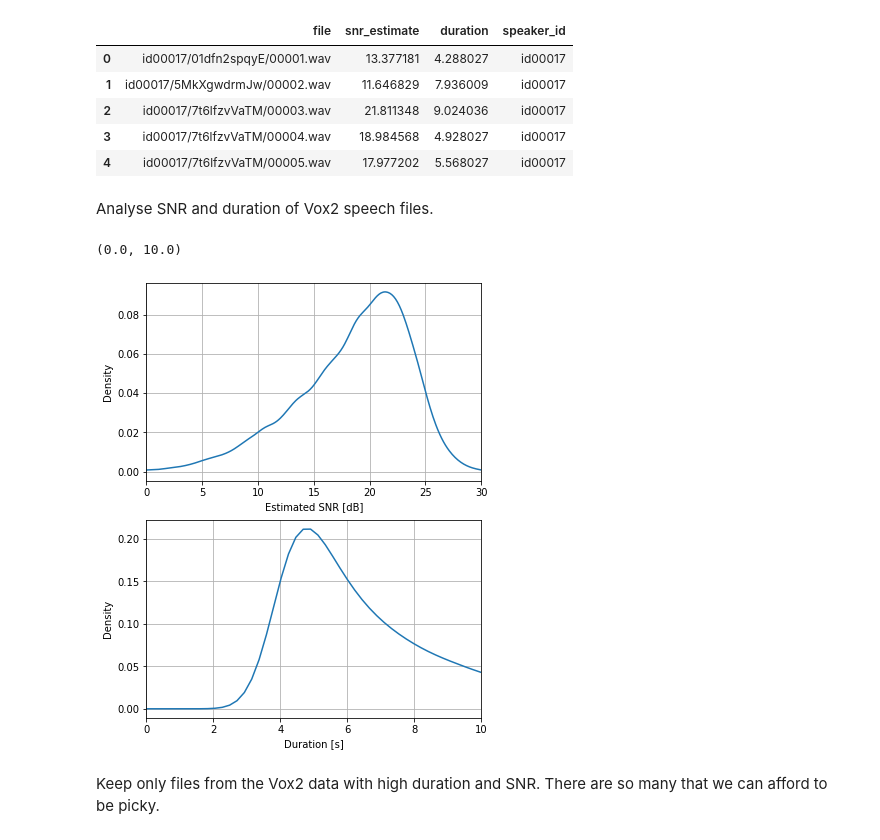
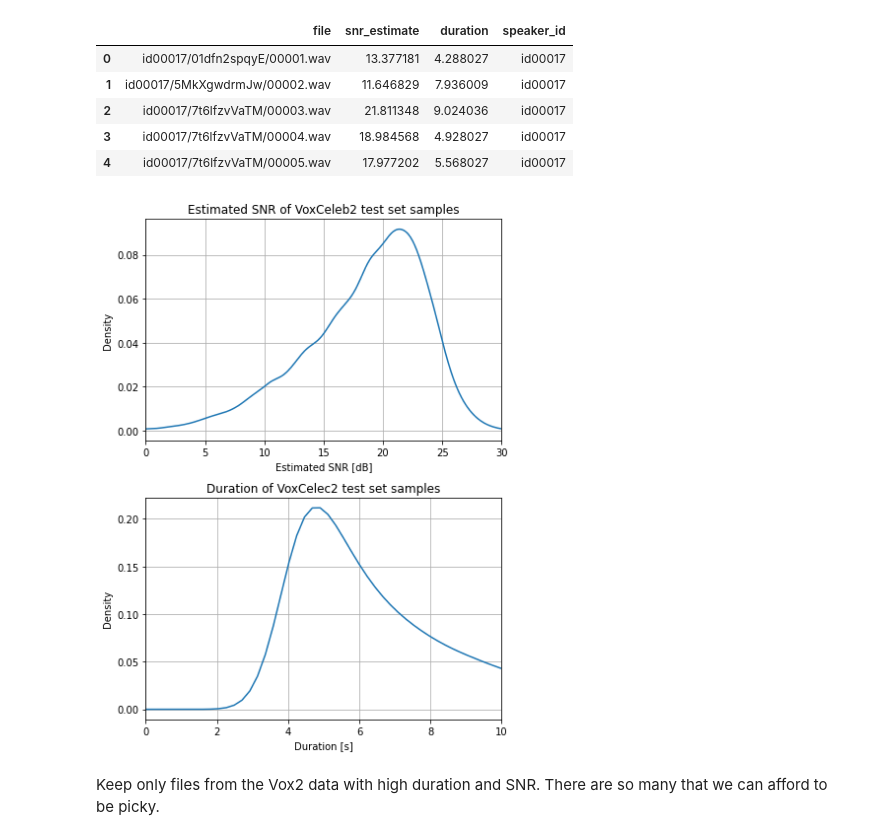
Before and after one commit to yossing-audatic/noisy_speech_test_sets, a Jupyter notebook: WHAMVox/analyses.ipynb, the cells around one changed output. Cells and saved outputs as stored; diff of their text form; code cells hidden in the pictures.

```diff
--- a/WHAMVox/analyses.ipynb
+++ b/WHAMVox/analyses.ipynb
@@ -9,5 +9,7 @@ from scipy import stats
 from scipy.io import wavfile
 import collections
 # %%
-DATA_DIR = "/path/to/downloaded/WHAM/Vox/datasets"
-WORKING_DIR = "/path/to/working/dir"
+# DATA_DIR = "/path/to/downloaded/WHAM/Vox/datasets"
+# WORKING_DIR = "/path/to/working/dir"
+DATA_DIR = "/media/share/home/paul/wham_noise/"
+WORKING_DIR = "/media/share/home/paul/code/noisy_speech_test_sets/WHAMVox/"
@@ -116,19 +116,20 @@ assert set(vox2["speaker_id"]).intersection(set(vox2_ours["speaker_id"])) == set
-# %% [markdown]
-Analyse SNR and duration of Vox2 speech files.
 # %%
+# Plot SNR and duration.
 fig, axes = plt.subplots(nrows=2, ncols=1, figsize=(6, 8))
 vox2["snr_estimate"].plot(kind="kde", ax=axes[0])
 axes[0].grid()
 axes[0].set_xlim(0, 30)
 axes[0].set_xlabel("Estimated SNR [dB]")
+axes[0].set_title("Estimated SNR of VoxCeleb2 test set samples")
 
 vox2["duration"].plot(kind="kde", ax=axes[1])
 axes[1].grid()
 axes[1].set_xlabel("Duration [s]")
 axes[1].set_xlim(0, 10)
+axes[1].set_title("Duration of VoxCelec2 test set samples")
+fig.tight_layout()
 # %% [output]
-(0.0, 10.0)
-[figure, old version]
+[figure, new version]
 # %% [markdown]
 Keep only files from the Vox2 data with high duration and SNR. There are so many that we can afford
 to be picky.
```
Also changed, not shown: parts of 27 cells of this notebook, 2 other files.
